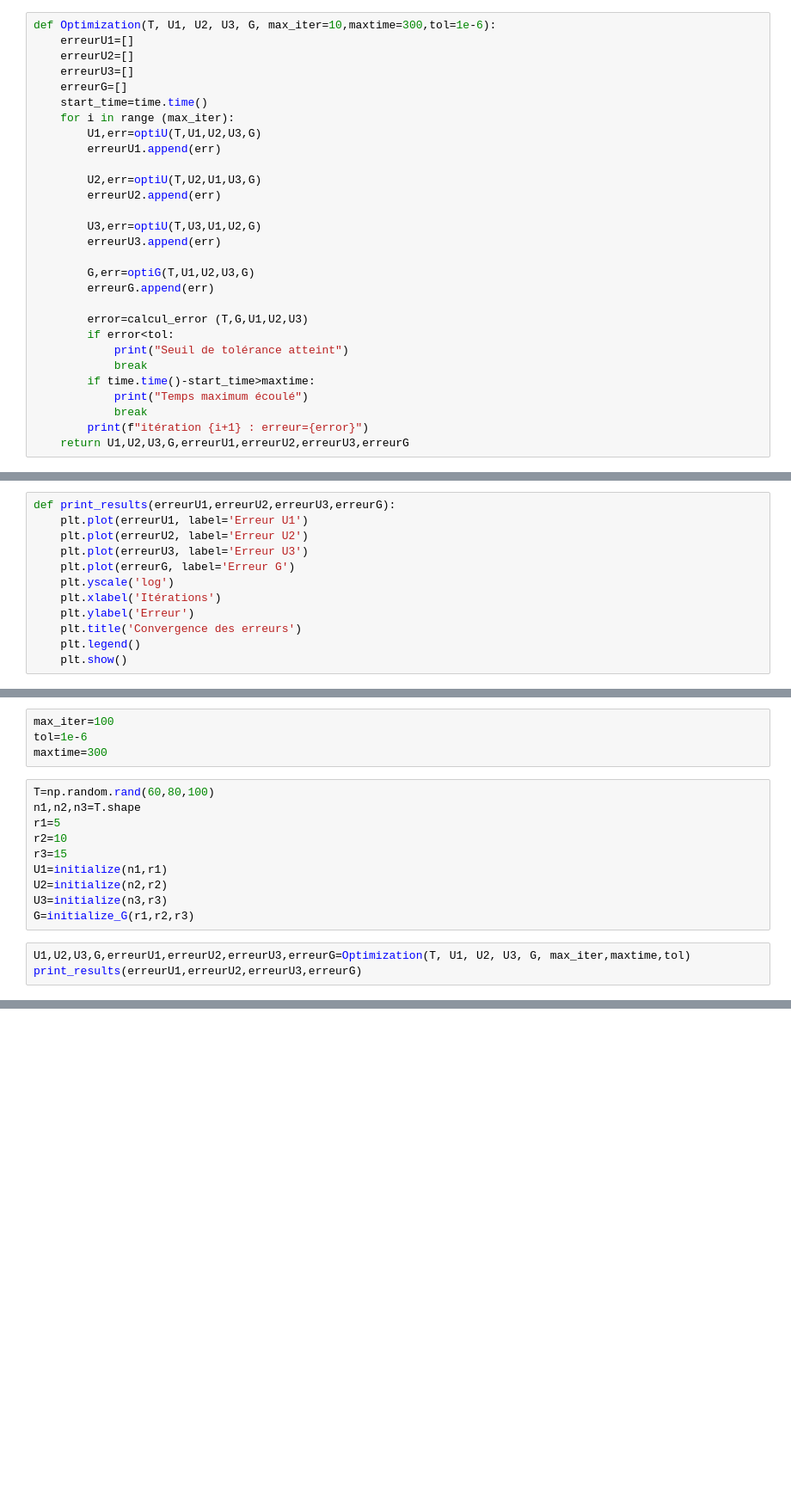
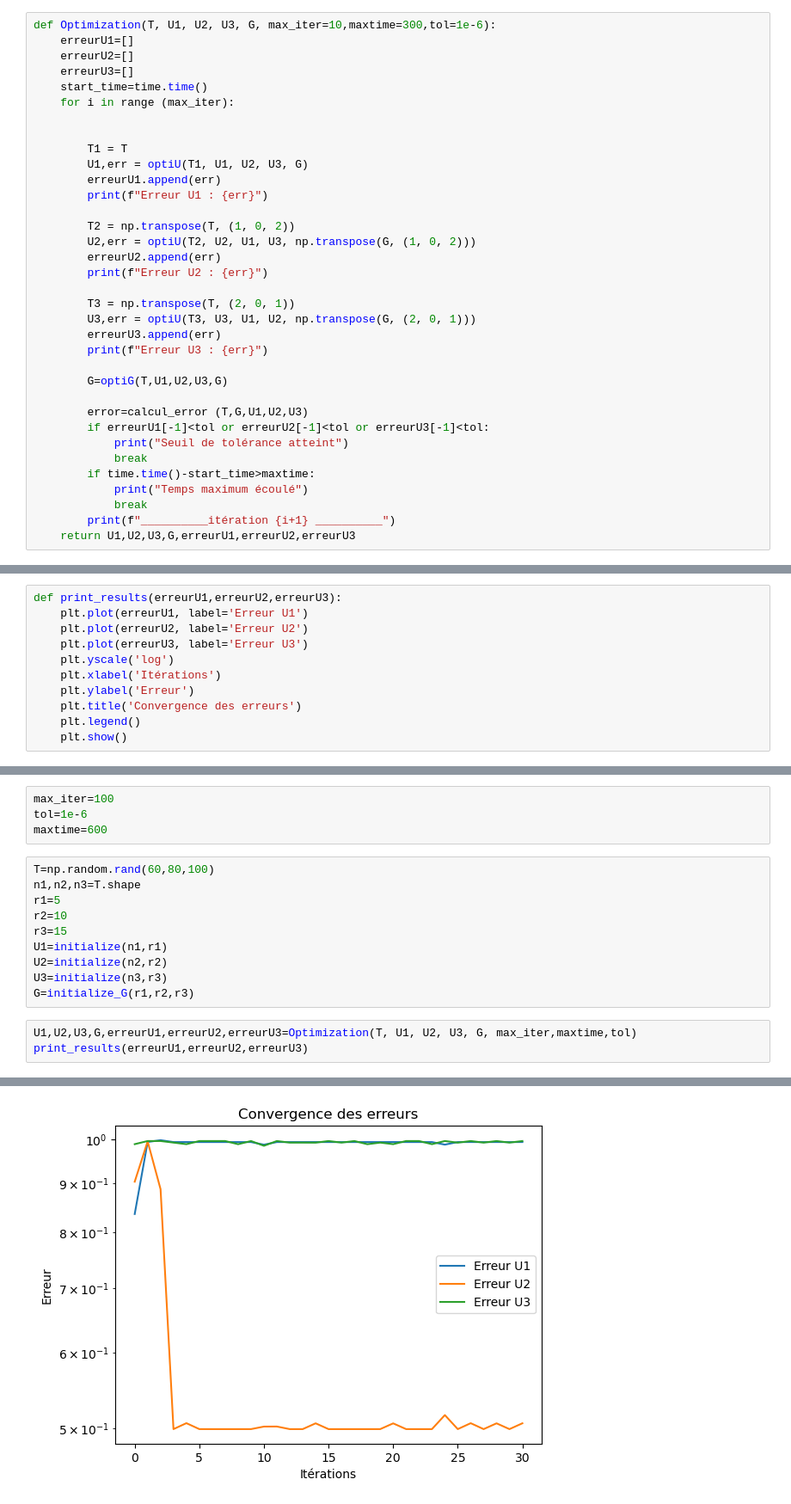
Before and after one commit to MedhiVDBK/Project_Research, a Jupyter notebook: impl.ipynb, the cells around one changed output, grey strips where cells are left out. Shown at 86% size. Cells and saved outputs as stored; diff of their text form; blank space fills up the shorter version.

```diff
--- a/impl.ipynb
+++ b/impl.ipynb
@@ -98,38 +114,43 @@ def Optimization(T, U1, U2, U3, G, max_iter=10,maxtime=300,tol=1e-6):
     erreurU1=[]
     erreurU2=[]
     erreurU3=[]
-    erreurG=[]
     start_time=time.time()
     for i in range (max_iter):
-        U1,err=optiU(T,U1,U2,U3,G)
+
+
+        T1 = T
+        U1,err = optiU(T1, U1, U2, U3, G)
         erreurU1.append(err)
+        print(f"Erreur U1 : {err}")
 
-        U2,err=optiU(T,U2,U1,U3,G)
+        T2 = np.transpose(T, (1, 0, 2))
+        U2,err = optiU(T2, U2, U1, U3, np.transpose(G, (1, 0, 2)))
         erreurU2.append(err)
+        print(f"Erreur U2 : {err}")
 
-        U3,err=optiU(T,U3,U1,U2,G)
+        T3 = np.transpose(T, (2, 0, 1))
+        U3,err = optiU(T3, U3, U1, U2, np.transpose(G, (2, 0, 1)))
         erreurU3.append(err)
+        print(f"Erreur U3 : {err}")
 
-        G,err=optiG(T,U1,U2,U3,G)
-        erreurG.append(err)
+        G=optiG(T,U1,U2,U3,G)
 
         error=calcul_error (T,G,U1,U2,U3)
-        if error<tol:
+        if erreurU1[-1]<tol or erreurU2[-1]<tol or erreurU3[-1]<tol:
             print("Seuil de tolérance atteint")
             break
         if time.time()-start_time>maxtime:
             print("Temps maximum écoulé")
             break
-        print(f"itération {i+1} : erreur={error}")
-    return U1,U2,U3,G,erreurU1,erreurU2,erreurU3,erreurG
+        print(f"__________itération {i+1} __________")
+    return U1,U2,U3,G,erreurU1,erreurU2,erreurU3
 # %% [markdown]
 ## Print
 # %%
-def print_results(erreurU1,erreurU2,erreurU3,erreurG):
+def print_results(erreurU1,erreurU2,erreurU3):
     plt.plot(erreurU1, label='Erreur U1')
     plt.plot(erreurU2, label='Erreur U2')
     plt.plot(erreurU3, label='Erreur U3')
-    plt.plot(erreurG, label='Erreur G')
     plt.yscale('log')
     plt.xlabel('Itérations')
     plt.ylabel('Erreur')
@@ -143,7 +164,7 @@ Variables
 # %%
 max_iter=100
 tol=1e-6
-maxtime=300
+maxtime=600
 # %%
 T=np.random.rand(60,80,100)
 n1,n2,n3=T.shape
@@ -155,5 +176,6 @@ U2=initialize(n2,r2)
 U3=initialize(n3,r3)
 G=initialize_G(r1,r2,r3)
 # %%
-U1,U2,U3,G,erreurU1,erreurU2,erreurU3,erreurG=Optimization(T, U1, U2, U3, G, max_iter,maxtime,tol)
-print_results(erreurU1,erreurU2,erreurU3,erreurG)
+U1,U2,U3,G,erreurU1,erreurU2,erreurU3=Optimization(T, U1, U2, U3, G, max_iter,maxtime,tol)
+print_results(erreurU1,erreurU2,erreurU3)
+# %% [output]
@@ -159,0 +203 @@ print_results(erreurU1,erreurU2,erreurU3,erreurG)
+[figure, added]
```
Also changed, not shown: parts of 3 cells of this notebook.
